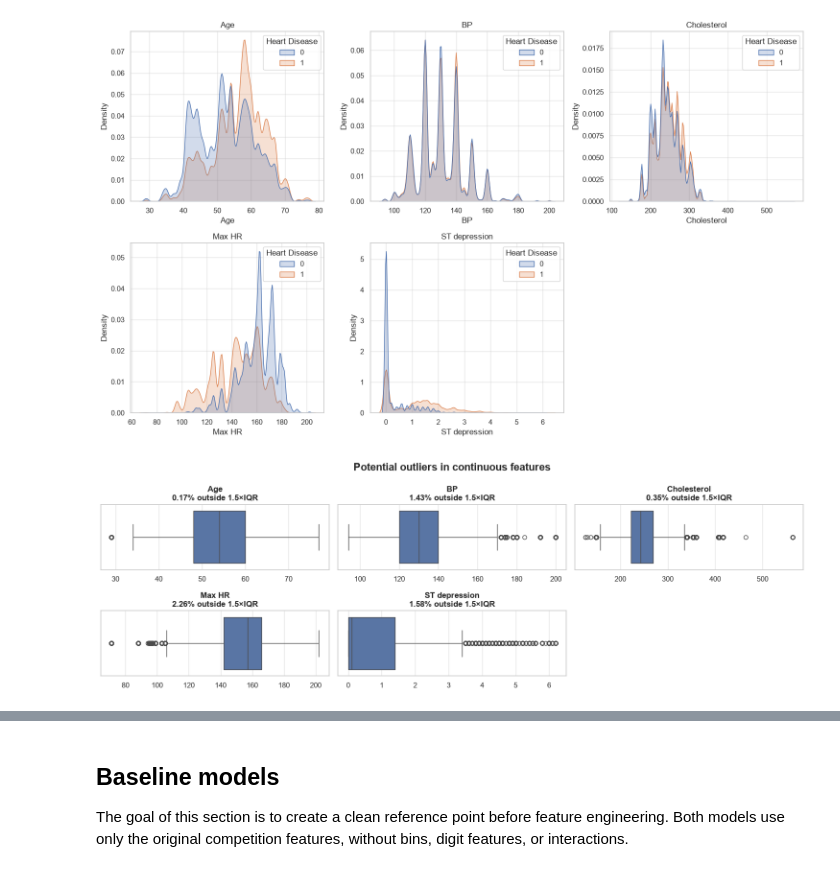
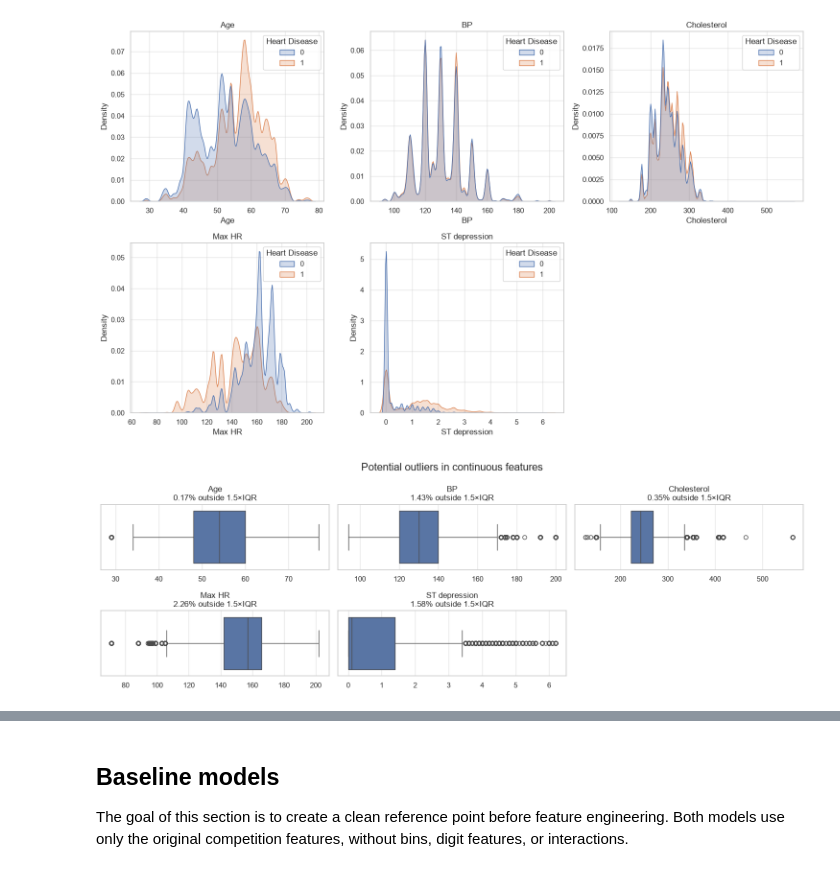
Before and after one commit to Lanes11/heart_disease_kaggle, a Jupyter notebook: main.ipynb, the cells around one changed output, grey strips where cells are left out. Saved outputs shown, nothing was run; the diff lists cells and outputs as text; code cells hidden in the pictures.

```diff
--- a/main.ipynb
+++ b/main.ipynb
@@ -21,18 +19,13 @@ from sklearn.preprocessing import OneHotEncoder, StandardScaler
 sns.set(style="whitegrid")
 pd.set_option('display.max_columns', None)
 # %%
-DATA_DIR = Path('datasets')
-TRAIN_PATH = DATA_DIR / 'train.csv'
-TEST_PATH = DATA_DIR / 'test.csv'
-TARGET = 'Heart Disease'
+train_df = pd.read_csv('datasets/train.csv', index_col="id")
+train_df['Heart Disease'] = train_df['Heart Disease'].replace({'Presence': 1, 'Absence': 0})
+test_df = pd.read_csv('datasets/test.csv', index_col="id")
 
-train_df = pd.read_csv(TRAIN_PATH, index_col="id")
-train_df[TARGET] = train_df[TARGET].replace({'Presence': 1, 'Absence': 0})
-test_df = pd.read_csv(TEST_PATH, index_col="id")
-
-feature_columns = [c for c in train_df.columns if c not in [TARGET, 'id']]
+feature_columns = [c for c in train_df.columns if c not in ['Heart Disease', 'id']]
 continuous_features = ['Age', 'BP', 'Cholesterol', 'Max HR', 'ST depression']
-categorical_features = [column for column in feature_columns if column not in continuous_features]
+cat_features = [column for column in feature_columns if column not in continuous_features]
 
 print(f'Train: {train_df.shape[0]:,} rows x {train_df.shape[1]} columns')
 print(f'Test:  {test_df.shape[0]:,} rows x {test_df.shape[1]} columns')
@@ -163,7 +95,7 @@ for ax, col in zip(axes, continuous_features):
     sns.kdeplot(
         data=train_df,
         x=col,
-        hue=TARGET,
+        hue='Heart Disease',
         fill=True,
         common_norm=False,
         ax=ax
@@ -180,27 +112,27 @@ plt.show()
 # %%
 fig, axes = plt.subplots(2, 3, figsize=(15, 5))
 axes = axes.ravel()
 
 for ax, col in zip(axes, continuous_features):
     values = train_df[col].dropna()
 
     q1, q3 = values.quantile([0.25, 0.75])
     iqr = q3 - q1
     outlier_share = ((values < q1 - 1.5 * iqr) | (values > q3 + 1.5 * iqr)).mean() * 100
 
     sns.boxplot(x=values, ax=ax)
-    ax.set_title(f'{col}\n{outlier_share:.2f}% outside 1.5×IQR', weight='bold')
+    ax.set_title(f'{col}\n{outlier_share:.2f}% outside 1.5×IQR')
     ax.set_xlabel('')
     ax.set_ylabel('')
 
 for ax in axes[len(continuous_features):]:
     ax.remove()
 
-fig.suptitle('Potential outliers in continuous features', fontsize=16, weight='bold')
+fig.suptitle('Potential outliers in continuous features', fontsize=16)
 plt.tight_layout()
 plt.show()
 # %% [output]
-[figure, old version]
+[figure, new version]
 # %%
 corr = train_df.corr(method='spearman')
 mask = np.triu(np.ones_like(corr, dtype=bool), k=1)
```
Also changed, not shown: parts of 12 cells of this notebook.
